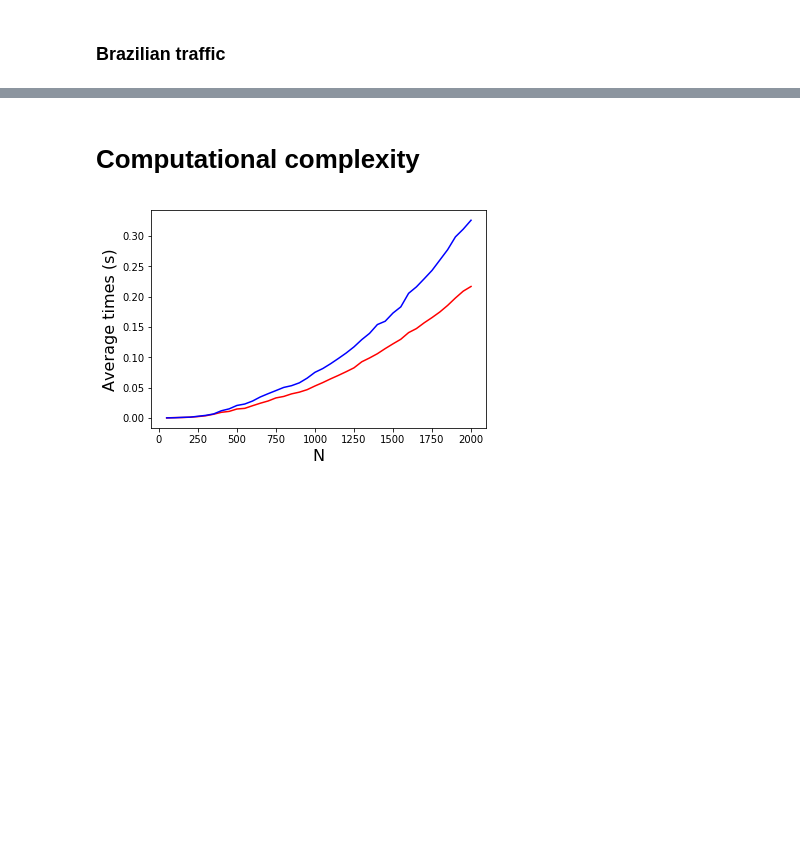
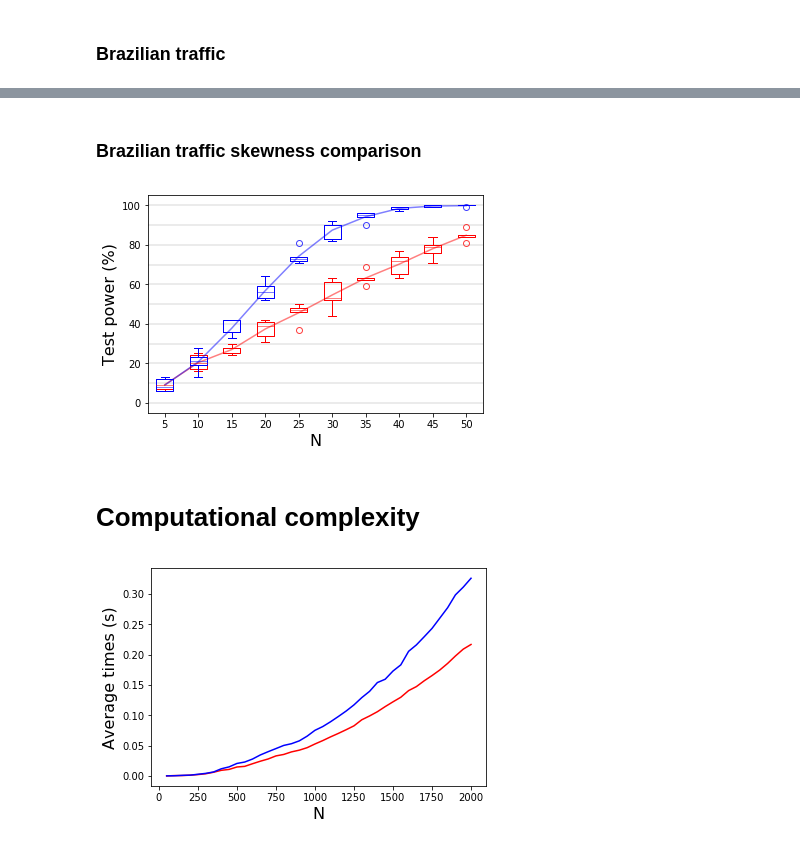
Before and after one commit to PatricBonnier/Kernelized-Cumulants, a Jupyter notebook: Experiments-clean.ipynb, the cells around one changed output, grey strips where cells are left out. Cells and saved outputs as stored; diff of their text form; code cells hidden in the pictures; blank space fills up the shorter version.

Commit message:
Updated experiments

```diff
--- a/Experiments-clean.ipynb
+++ b/Experiments-clean.ipynb
@@ -116,3 +116,18 @@ figTraffic = u.plotRes(dataHSIC, dataCSIC, Nrange)
+# %% [markdown]
+### Brazilian traffic skewness comparison
+# %%
+X, Y   = readTrafficData()
+Nrange = range(5, 55, 5)
+Z = X[Y>0.3]
+W = X[Y<0.3]
+dg     = lambda N : u.dataGen(N,W,Z)
+
+np.random.seed(0)
+dataKME, dataKVE = u.sampleRangeExperiment(dg, Nrange, perm_test= u.two_sample_permutation_test, mmd1 = u.KME, mmd2 = u.KSE)
+
+figSkewness = u.plotRes(dataKME, dataKVE, Nrange)
+# %% [output]
+[figure, added]
 # %% [markdown]
 # Computational complexity
 # %%
```
Also changed, not shown: parts of 4 cells of this notebook, 1 other file.
